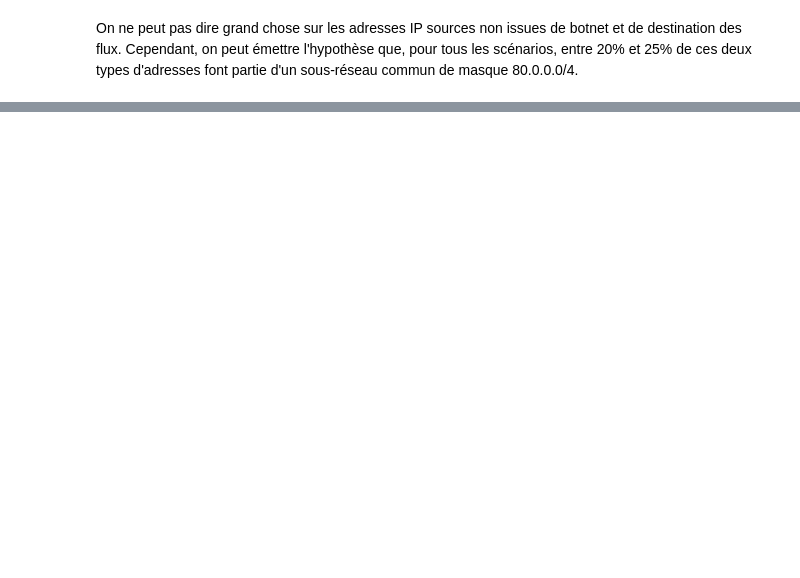
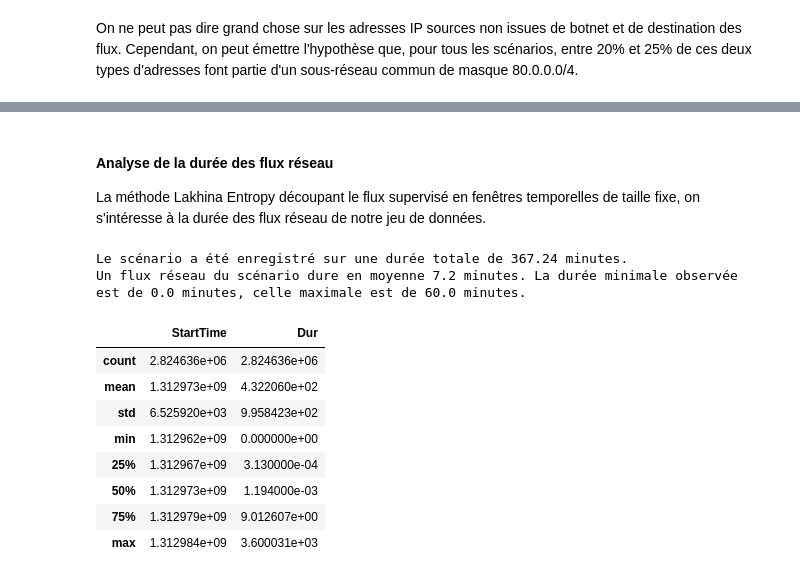
Before and after one commit to Veccoy/DetectIntrusion, a Jupyter notebook: LakhinaEntropy.ipynb, the cells around one changed output, grey strips where cells are left out. Cells and saved outputs as stored; diff of their text form; code cells hidden in the pictures; blank space fills up the shorter version.

```diff
--- a/LakhinaEntropy.ipynb
+++ b/LakhinaEntropy.ipynb
@@ -257,0 +247,28 @@ botnet_data = scenario[scenario['Label']==1]
+# %% [markdown]
+#### Analyse de la durée des flux réseau
+
+La méthode Lakhina Entropy découpant le flux supervisé en fenêtres temporelles de taille fixe, on s'intéresse à la durée des flux réseau de notre jeu de données.
+# %%
+stats = scenario[['StartTime', 'Dur']].describe()
+
+print("Le scénario a été enregistré sur une durée totale de {} minutes.".format(
+    np.round((stats['StartTime'].loc['max'] - stats['StartTime'].loc['min'])/60, 2)
+))
+print("Un flux réseau du scénario dure en moyenne {} minutes. La durée minimale observée est de {} minutes, celle maximale est de {} minutes.".format(
+    np.round((stats['Dur'].loc['mean'])/60, 1),
+    np.round((stats['Dur'].loc['min'])/60, 1),
+    np.round((stats['Dur'].loc['max'])/60, 1)
+))
+stats
+# %% [output]
+Le scénario a été enregistré sur une durée totale de 367.24 minutes.
+Un flux réseau du scénario dure en moyenne 7.2 minutes. La durée minimale observée est de 0.0 minutes, celle maximale est de 60.0 minutes.
+|  | StartTime | Dur |
+| count | 2.824636e+06 | 2.824636e+06 |
+| mean | 1.312973e+09 | 4.322060e+02 |
+| std | 6.525920e+03 | 9.958423e+02 |
+| min | 1.312962e+09 | 0.000000e+00 |
+| 25% | 1.312967e+09 | 3.130000e-04 |
+| 50% | 1.312973e+09 | 1.194000e-03 |
+| 75% | 1.312979e+09 | 9.012607e+00 |
+| max | 1.312984e+09 | 3.600031e+03 |
```
Also changed, not shown: parts of 28 cells of this notebook.
